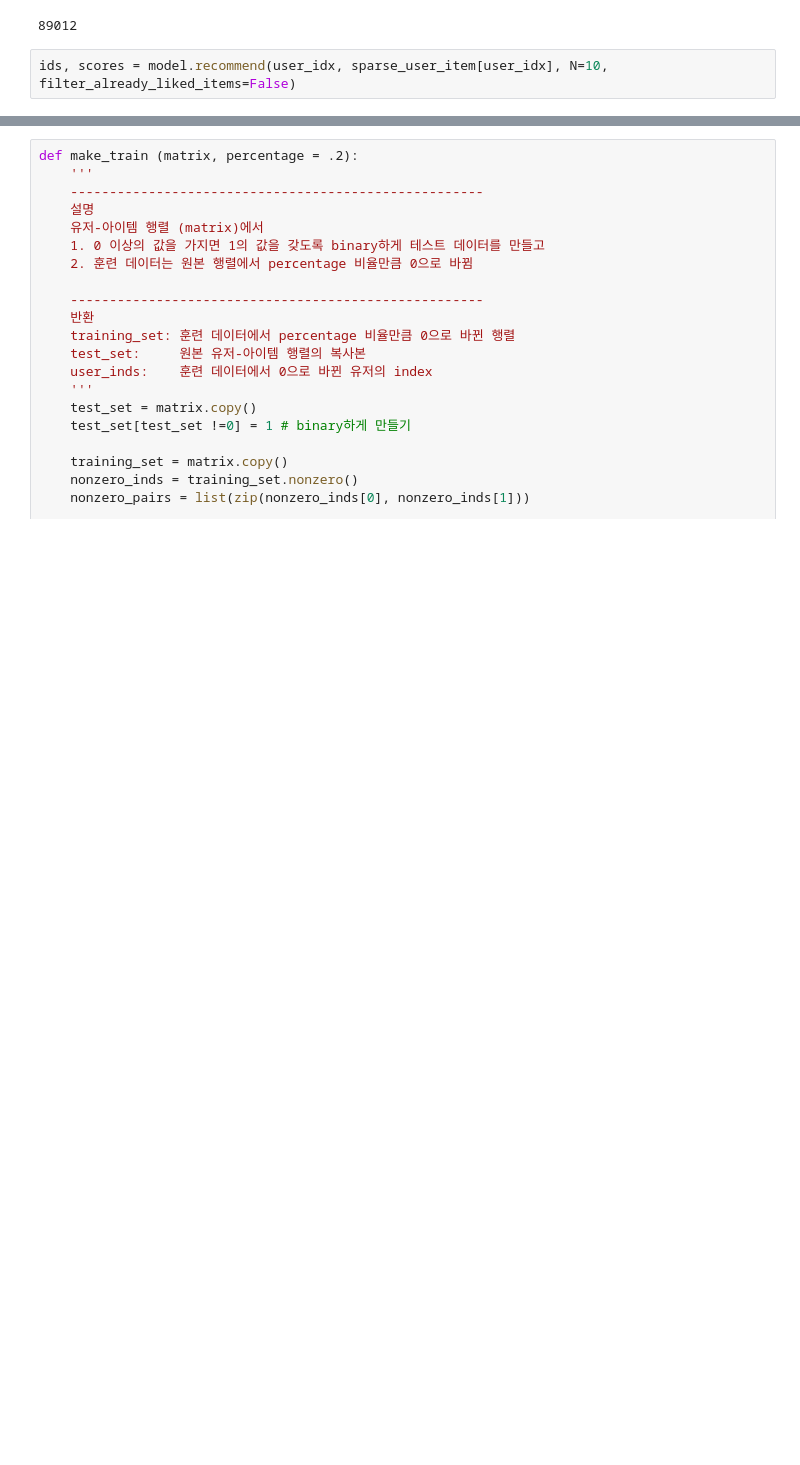
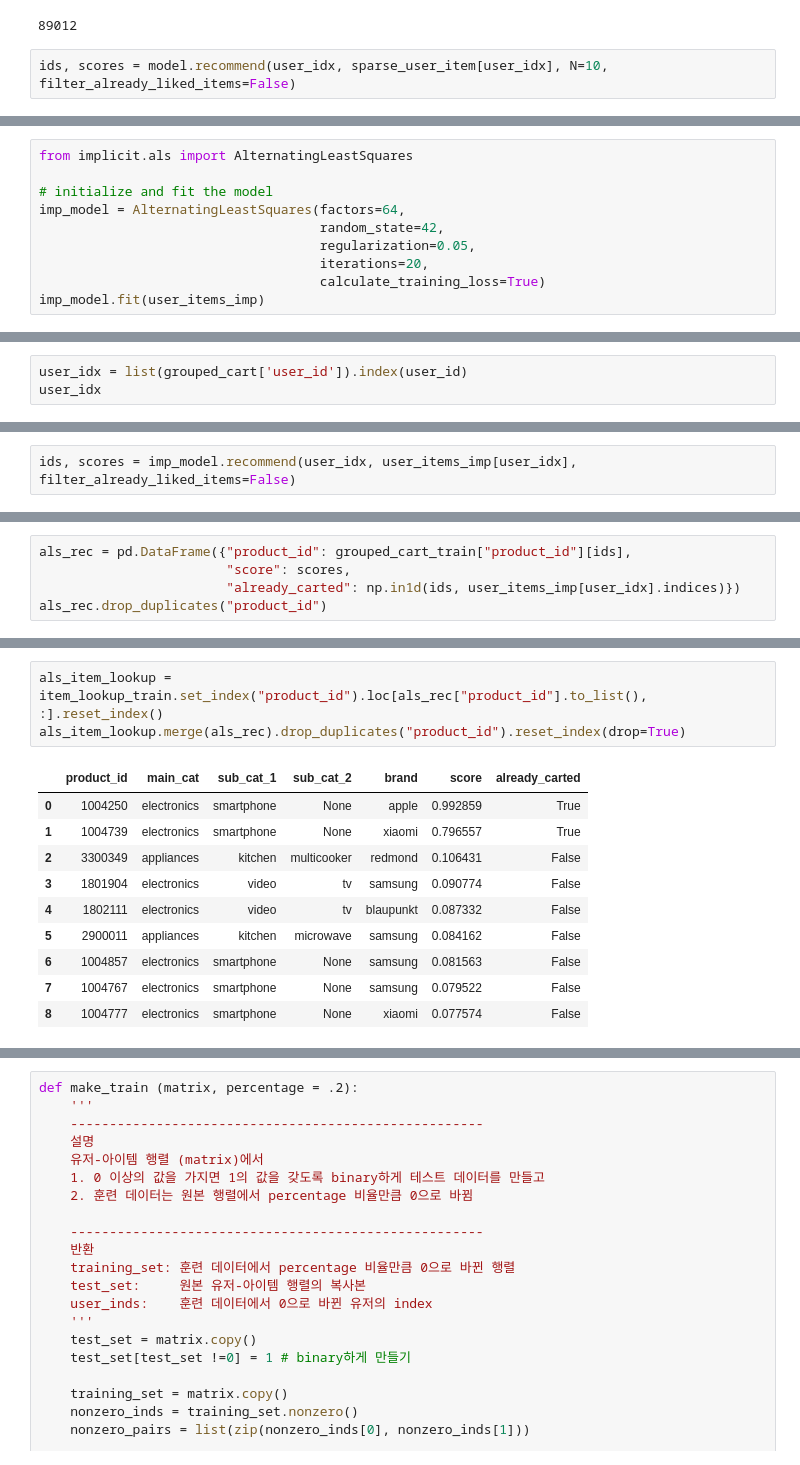
Before and after one commit to benidjor/ecommerce-behavior-data-analysis, a Jupyter notebook: tsj_data/als_recommend2.ipynb, the cells around one changed output, grey strips where cells are left out. Drawn from its saved outputs; the diff is of its cells as text; blank space fills up the shorter version.

```diff
--- a/tsj_data/als_recommend2.ipynb
+++ b/tsj_data/als_recommend2.ipynb
@@ -252,0 +378,10 @@ als_item_lookup.merge(als_rec)
+# %%
+from implicit.als import AlternatingLeastSquares
+
+# initialize and fit the model
+imp_model = AlternatingLeastSquares(factors=64,
+                                    random_state=42,
+                                    regularization=0.05,
+                                    iterations=20,
+                                    calculate_training_loss=True)
+imp_model.fit(user_items_imp)
@@ -252,0 +439,3 @@ als_item_lookup.merge(als_rec)
+# %%
+user_idx = list(grouped_cart['user_id']).index(user_id)
+user_idx
@@ -252,0 +444,2 @@ als_item_lookup.merge(als_rec)
+# %%
+ids, scores = imp_model.recommend(user_idx, user_items_imp[user_idx], filter_already_liked_items=False)
@@ -252,0 +450,5 @@ als_item_lookup.merge(als_rec)
+# %%
+als_rec = pd.DataFrame({"product_id": grouped_cart_train["product_id"][ids],
+                        "score": scores,
+                        "already_carted": np.in1d(ids, user_items_imp[user_idx].indices)})
+als_rec.drop_duplicates("product_id")
@@ -252,0 +466,14 @@ als_item_lookup.merge(als_rec)
+# %%
+als_item_lookup = item_lookup_train.set_index("product_id").loc[als_rec["product_id"].to_list(), :].reset_index()
+als_item_lookup.merge(als_rec).drop_duplicates("product_id").reset_index(drop=True)
+# %% [output]
+|  | product_id | main_cat | sub_cat_1 | sub_cat_2 | brand | score | already_carted |
+| 0 | 1004250 | electronics | smartphone | None | apple | 0.992859 | True |
+| 1 | 1004739 | electronics | smartphone | None | xiaomi | 0.796557 | True |
+| 2 | 3300349 | appliances | kitchen | multicooker | redmond | 0.106431 | False |
+| 3 | 1801904 | electronics | video | tv | samsung | 0.090774 | False |
+| 4 | 1802111 | electronics | video | tv | blaupunkt | 0.087332 | False |
+| 5 | 2900011 | appliances | kitchen | microwave | samsung | 0.084162 | False |
+| 6 | 1004857 | electronics | smartphone | None | samsung | 0.081563 | False |
+| 7 | 1004767 | electronics | smartphone | None | samsung | 0.079522 | False |
+| 8 | 1004777 | electronics | smartphone | None | xiaomi | 0.077574 | False |
```
Also changed, not shown: parts of 39 cells of this notebook, 2 other files.
